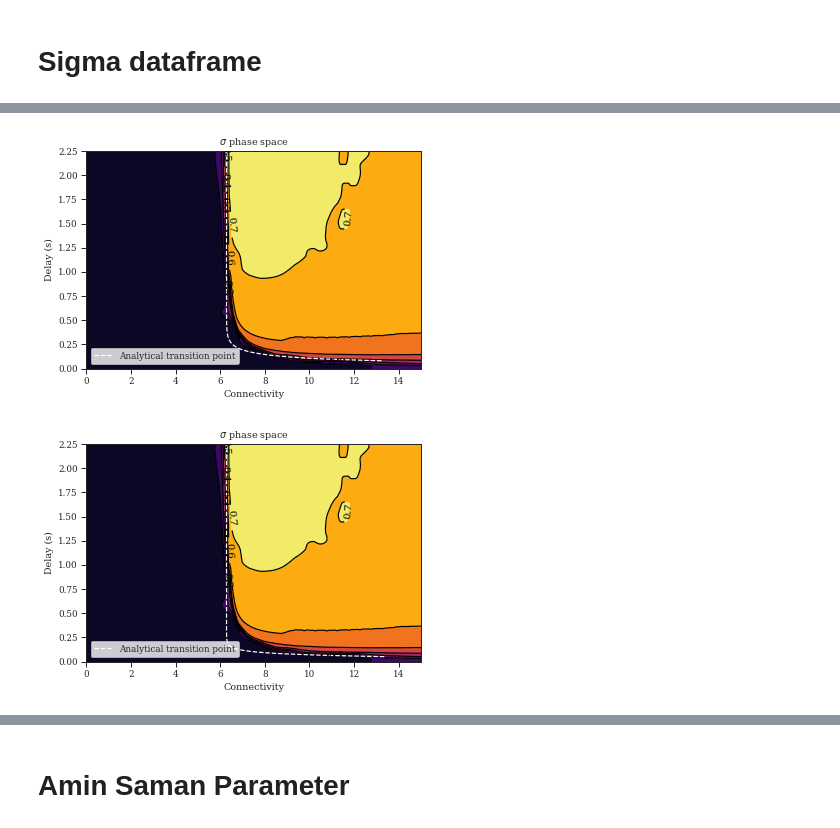
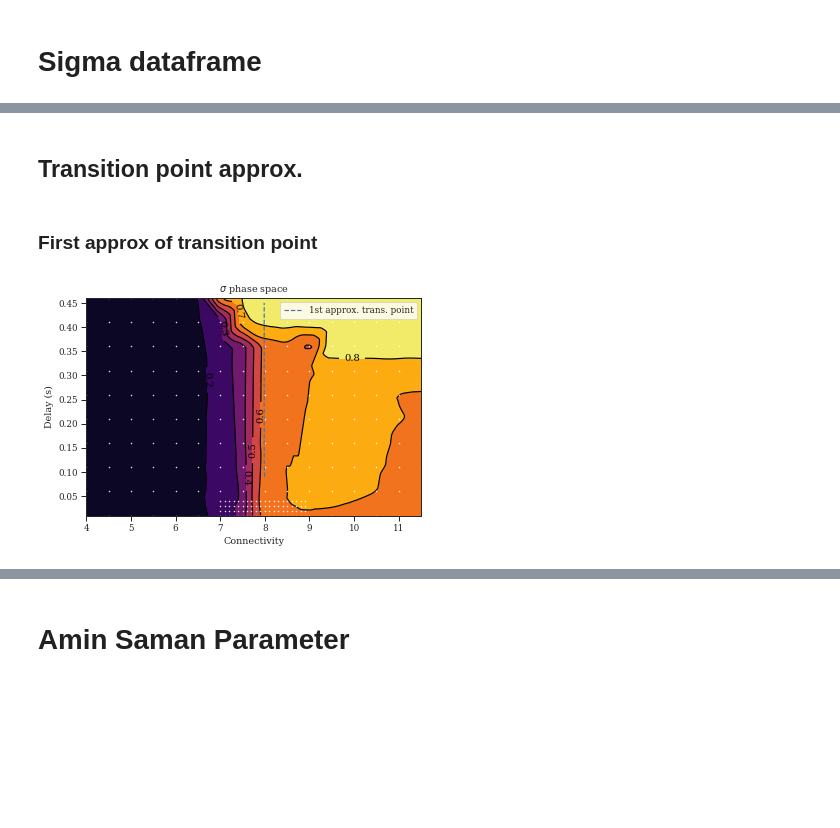
Before and after one commit to mmehrani/master_thesis, a Jupyter notebook: scripts/all_neurons_model_in_one_place/drawing_grid_of_phase_space.ipynb, the cells around one changed output, grey strips where cells are left out. Cells and saved outputs as stored; diff of their text form; code cells hidden in the pictures; blank space fills up the shorter version.

```diff
--- a/scripts/all_neurons_model_in_one_place/drawing_grid_of_phase_space.ipynb
+++ b/scripts/all_neurons_model_in_one_place/drawing_grid_of_phase_space.ipynb
@@ -101,6 +102,7 @@ def dict_to_dataframe(input_dict):
     table.index.name = 'delay'
     table.columns.name = 'connectivity'
     table = table.sort_index(axis=1)
+    table = table.dropna(axis=1, how='all')
     return table
 
 def nested_dict_to_vectors(given_dict):
@@ -202,31 +199,45 @@ c_fig
+# %% [markdown]
+## Transition point approx.
+# %%
+def first_trans_point_non_repulsive(alpha, g, d):
+    return 2*np.pi/gammainc(2,alpha*d*1)
+
+def second_trans_point_non_repulsive(alpha, g, d):
+    D = alpha*d
+    return 2*np.pi*gammainc(2,D) / (1 - np.e**(-D)*(D**3 + 3*D**2 + 6*D + 6)/6 )
+
+def first_trans_point_rotational(alpha, g, d, random_input_span):
+    D = alpha*d
+    a = random_input_span[0]
+    num = a + 1
+    denom = gammainc(2,D)**2 * (a - 1) - 2 * gammainc(2,D)
+    return 2*np.pi*np.sqrt( num / denom )
+# %% [markdown]
+### First approx of transition point
 # %%
-c_fig, c_ax = create_contour_phase_space(sigma_glossary_dict, r'$\sigma$', plot_points = False)
+
+c_fig, c_ax = create_contour_phase_space(sigma_glossary_dict, r'$\sigma$', plot_points = True)
 
 delay_mesh = np.arange(min(delay_arr)+0.08,max(delay_arr),0.01)
-g_star = np.zeros_like(delay_mesh)
-for i,d in enumerate(delay_mesh):
-    g_star[i] = 2*np.pi/gammainc(2,alpha*d*1)
+g_star_one = np.zeros_like(delay_mesh)
+g_star_two = np.zeros_like(delay_mesh)
 
-c_ax.plot( g_star, delay_mesh, 'w--', label = 'Analytical transition point')
-c_ax.legend(loc='lower left')
-c_fig.savefig(os.path.join(target_path, 'sigma_phase_space_contour_analytical_trans_points_alpha{}.png'.format(alpha)), dpi = 1000)
+if neuron_model == current_models[2]:
+    for i,d in enumerate(delay_mesh):
+        g_star_one[i] = first_trans_point_non_repulsive(alpha, g, d)
+        g_star_two[i] = second_trans_point_non_repulsive(alpha, g, d)
+
+    c_ax.plot( g_star_one, delay_mesh, 'b--', label = '1st approx. trans. point')
+    c_ax.plot( g_star_two, delay_mesh, 'g--', label = '2nd approx. trans. point')
+elif neuron_model == current_models[1]:
+    for i,d in enumerate(delay_mesh):
+        g_star_one[i] = first_trans_point_rotational(alpha, g, d, random_input_span)
+#         g_star_one[i] = first_trans_point_non_repulsive(alpha, g, d)
+
+    c_ax.plot( g_star_one, delay_mesh, 'b--', label = '1st approx. trans. point')
+
+c_ax.legend(loc='upper right')
+# c_fig.savefig(os.path.join(target_path, 'sigma_phase_space_contour_analytical_trans_points_alpha{}.png'.format(alpha)), dpi = 1000)
 c_fig
 # %% [output]
-[figure, old version]
+[figure, new version]
-# %%
-c_fig, c_ax = create_contour_phase_space(sigma_glossary_dict, r'$\sigma$', plot_points = False)
-
-delay_mesh = np.arange(0.05,max(delay_arr),0.01)
-g_star_three = np.zeros_like(delay_mesh)
-k=2
-for i,d in enumerate(delay_mesh):
-    D = alpha*d
-    g_star_three[i] = 2*np.pi*gammainc(2,(k+2)*D)**(k+1)/gammainc(2,k*D)**k
-
-c_ax.plot( g_star_three, delay_mesh, 'w--', label = 'Analytical transition point')
-
-c_ax.legend(loc='lower left')
-# c_fig.savefig(os.path.join(target_path, 'sigma_phase_space_contour_analytical_trans_points_alpha{}.png'.format(alpha)), dpi = 1000)
-c_fig
-# %% [output]
-[figure, removed]
```
Also changed, not shown: parts of 12 cells of this notebook, 16 other files.
